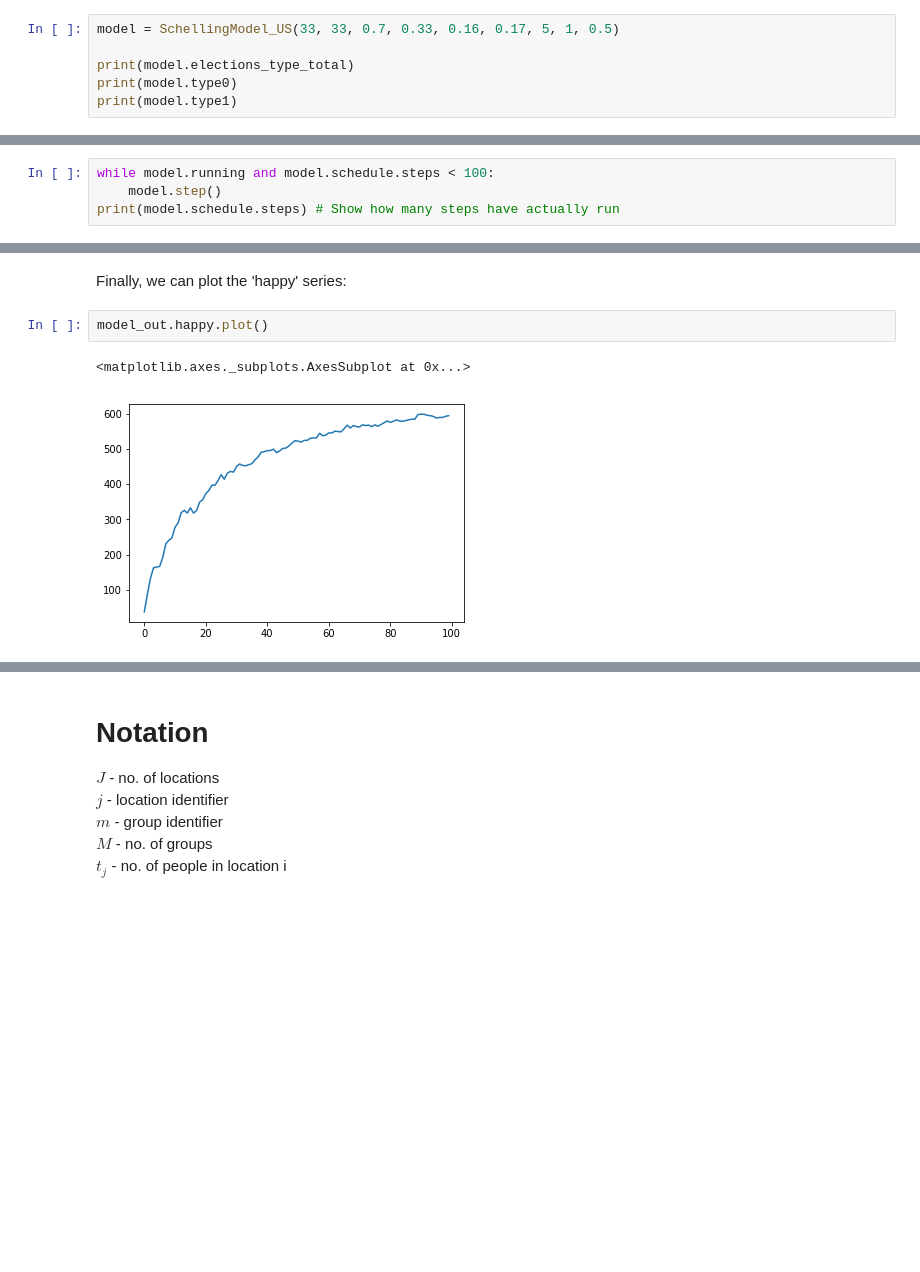
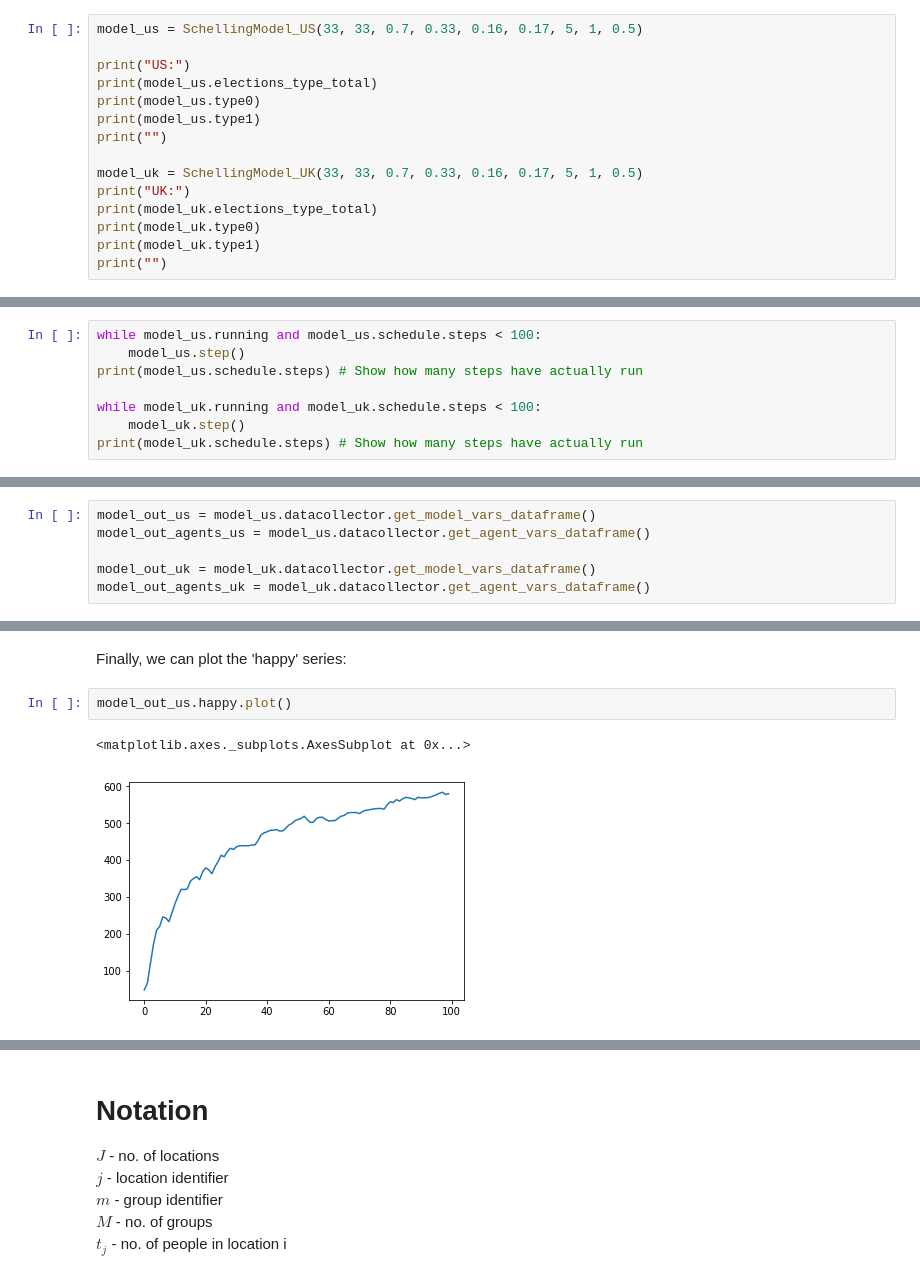
Before and after one commit to axpur/AxelHSG, a Jupyter notebook: notes.ipynb, the cells around one changed output, grey strips where cells are left out. Cells and saved outputs as stored; diff of their text form; blank space fills up the shorter version.

Commit message:
Combined neighborhood utility and election utility in UK

```diff
--- a/notes.ipynb
+++ b/notes.ipynb
@@ -20,9 +21,18 @@ from US_elections.model_us import SchellingModel_US
 # %% [markdown]
 Now we instantiate a model instance: a 10x10 grid, with an 80% change of an agent being placed in each cell, approximately 20% of agents set as minorities, and agents wanting at least 3 similar neighbors.
 # %%
-model = SchellingModel_US(33, 33, 0.7, 0.33, 0.16, 0.17, 5, 1, 0.5)
+model_us = SchellingModel_US(33, 33, 0.7, 0.33, 0.16, 0.17, 5, 1, 0.5)
 
-print(model.elections_type_total)
-print(model.type0)
-print(model.type1)
+print("US:")
+print(model_us.elections_type_total)
+print(model_us.type0)
+print(model_us.type1)
+print("")
+
+model_uk = SchellingModel_UK(33, 33, 0.7, 0.33, 0.16, 0.17, 5, 1, 0.5)
+print("UK:")
+print(model_uk.elections_type_total)
+print(model_uk.type0)
+print(model_uk.type1)
+print("")
 # %% [output]
@@ -32,8 +48,12 @@ print(model.type1)
 # %% [markdown]
 We want to run the model until all the agents are happy with where they are. However, there's no guarentee that a given model instantiation will *ever* settle down. So let's run it for either 100 steps or until it stops on its own, whichever comes first:
 # %%
-while model.running and model.schedule.steps < 100:
-    model.step()
-print(model.schedule.steps) # Show how many steps have actually run
+while model_us.running and model_us.schedule.steps < 100:
+    model_us.step()
+print(model_us.schedule.steps) # Show how many steps have actually run
+
+while model_uk.running and model_uk.schedule.steps < 100:
+    model_uk.step()
+print(model_uk.schedule.steps) # Show how many steps have actually run
 # %% [output]
 100
@@ -87,0 +63,6 @@ model_out
+# %%
+model_out_us = model_us.datacollector.get_model_vars_dataframe()
+model_out_agents_us = model_us.datacollector.get_agent_vars_dataframe()
+
+model_out_uk = model_uk.datacollector.get_model_vars_dataframe()
+model_out_agents_uk = model_uk.datacollector.get_agent_vars_dataframe()
@@ -88,7 +155,7 @@ model_out
 # %% [markdown]
 Finally, we can plot the 'happy' series:
 # %%
-model_out.happy.plot()
+model_out_us.happy.plot()
 # %% [output]
 <matplotlib.axes._subplots.AxesSubplot at 0x...>
-[figure, old version]
+[figure, new version]
```
Also changed, not shown: parts of 11 cells of this notebook, 5 other files.
